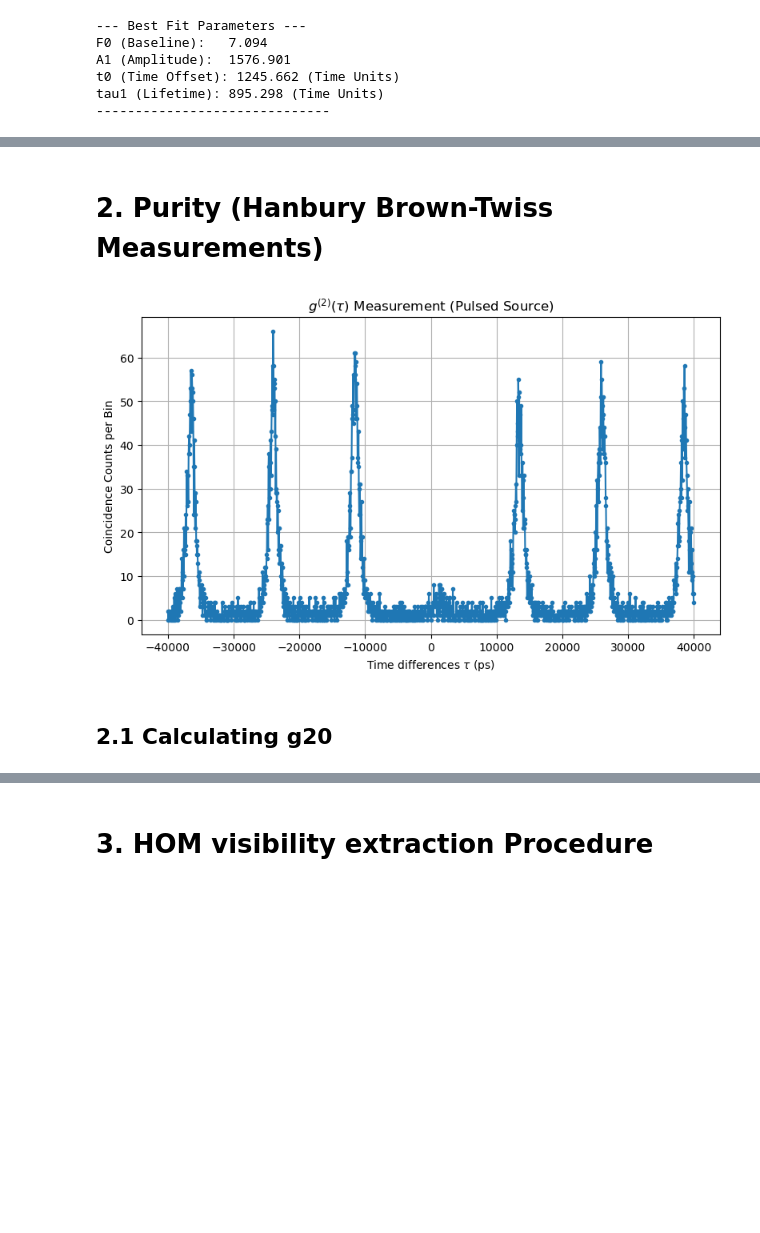
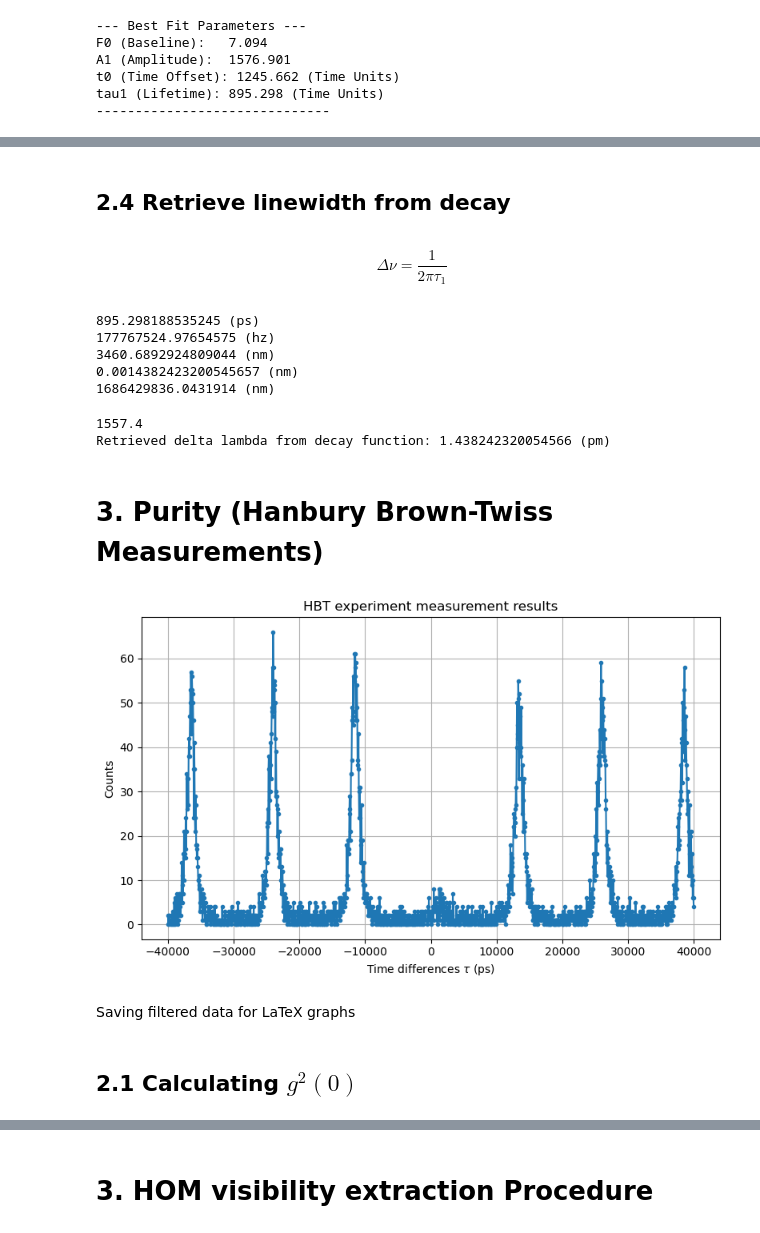
Before and after one commit to cezaris13/Quantum-Photonics-Experiment, a Jupyter notebook: Experiments.ipynb, the cells around one changed output, grey strips where cells are left out. Drawn from its saved outputs; the diff is of its cells as text; code cells hidden in the pictures; blank space fills up the shorter version.

Commit message:
polishing the experiments analysis, writing small explanations

```diff
--- a/Experiments.ipynb
+++ b/Experiments.ipynb
@@ -446,26 +453,86 @@ plt.show()
+# %% [markdown]
+## 2.4 Retrieve linewidth from decay
+# %% [markdown]
+$$
+\Delta \nu = \frac{1}{2 \pi \tau_1}
+$$
+# %%
+print(tau1_fit, "(ps)")
+
+delta_freq = 1/(constants.pi * 2 * tau1_fit * 10**-12)
+print(delta_freq, "(hz)")
+
+# wavelength = constants.c / delta_freq
+
+# print(constants.c)
+
+# print(wavelength, "(m)")
+# print(x0 * 10**-9 ,"(m)")
+
+# linewidth = ((x0 * 10**-9)**2)/constants.c * delta_freq
+
+# print(linewidth * 10 ** 12, "(ps)")
+
+
+
+delta_l = (x0 * 10**-9) * (delta_freq / (80 * 10**6))
+print(delta_l  * 10 **9,"(nm)")
+
+
+# which one??
+
+delta_l_1 = (x0 * 10**-9)**2 / (2* constants.pi * constants.c * tau1_fit * 10 ** -12)
+print(delta_l_1 * 10 ** 9 , "(nm)")
+
+
+# which one ????
+
+delta_l_2 = constants.c / delta_freq
+
+print(delta_l_2 * 10 **9 ,"(nm)")
+# %% [output]
+895.298188535245 (ps)
+177767524.97654575 (hz)
+3460.6892924809044 (nm)
+0.0014382423200545657 (nm)
+1686429836.0431914 (nm)
+# %%
+# linewidth Δν=1/(2πτ)
+tau1_seconds = tau1_fit / 10**12
+delta_niu = 1/(2*np.pi*tau1_seconds)
+
+print(x0) # peak wavelength of the emission line
+lambda_0 = x0 / 10**9
+delta_lambda = lambda_0**2 * delta_niu /constants.c
+print("Retrieved delta lambda from decay function:", delta_lambda * 10**12, "(pm)")
+# %% [output]
+1557.4
+Retrieved delta lambda from decay function: 1.438242320054566 (pm)
 # %% [markdown]
-# 2. Purity (Hanbury Brown-Twiss Measurements)
+# 3. Purity (Hanbury Brown-Twiss Measurements)
 # %%
 frequency = 80*10**6
 
 df = pd.read_csv("Data/HBT_measurements_200nW_650_pulsed_80MHz_source_600_grating.txt", sep="\t")
 time_col = "Time differences (ps)"
 count_col = "Counts per bin"
 
 x = df[time_col].values.astype(float)
 y = df[count_col].values.astype(float)
 
 range_time = 40000
 
 df_filtered = df[(x >= -range_time) & (x <= range_time)]
-# --- 2. Plot the g^(2)(tau) measurement ---
+
 plt.figure(figsize=(8, 5))
 plt.plot(df_filtered[time_col], df_filtered[count_col], marker='o', linestyle='-', linewidth=1.5, markersize=3)
-plt.title(r"$g^{(2)}(\tau)$ Measurement (Pulsed Source)")
+plt.title("HBT experiment measurement results")
 plt.xlabel("Time differences $\\tau$ (ps)")
-plt.ylabel("Coincidence Counts per Bin")
+plt.ylabel("Counts")
 plt.grid(True)
 plt.tight_layout()
 plt.show()
 # %% [output]
-[figure, old version]
+[figure, new version]
+# %% [markdown]
+Saving filtered data for LaTeX graphs
@@ -511,4 +581,4 @@ def average_of_side_peaks(df, frequency, integration_window, time_col, count_col
     average_area = np.mean(areas)
     return average_area
 # %% [markdown]
-## 2.1 Calculating g20
+## 2.1 Calculating $g^2(0)$
```
Also changed, not shown: parts of 51 cells of this notebook, 1 other file.
